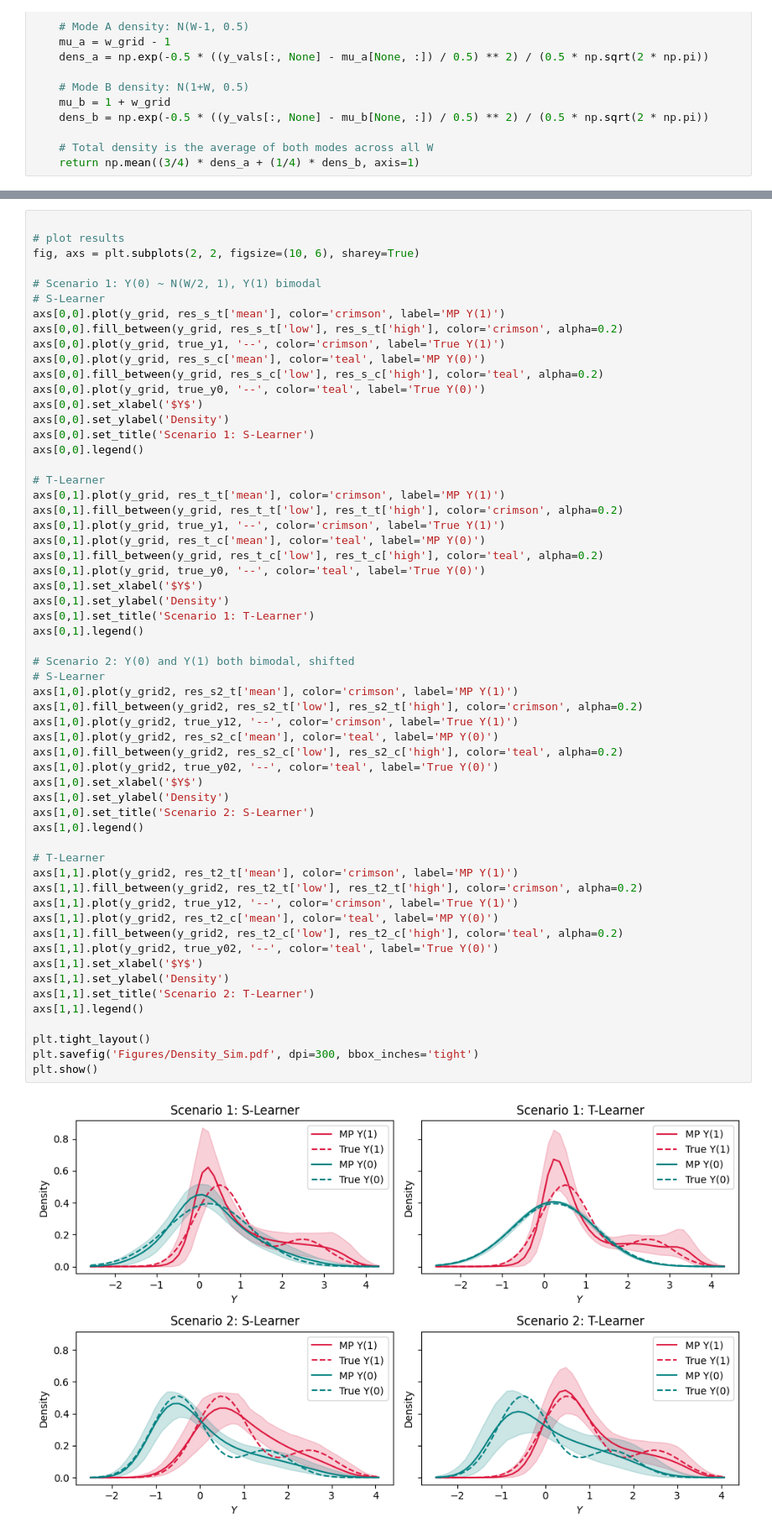
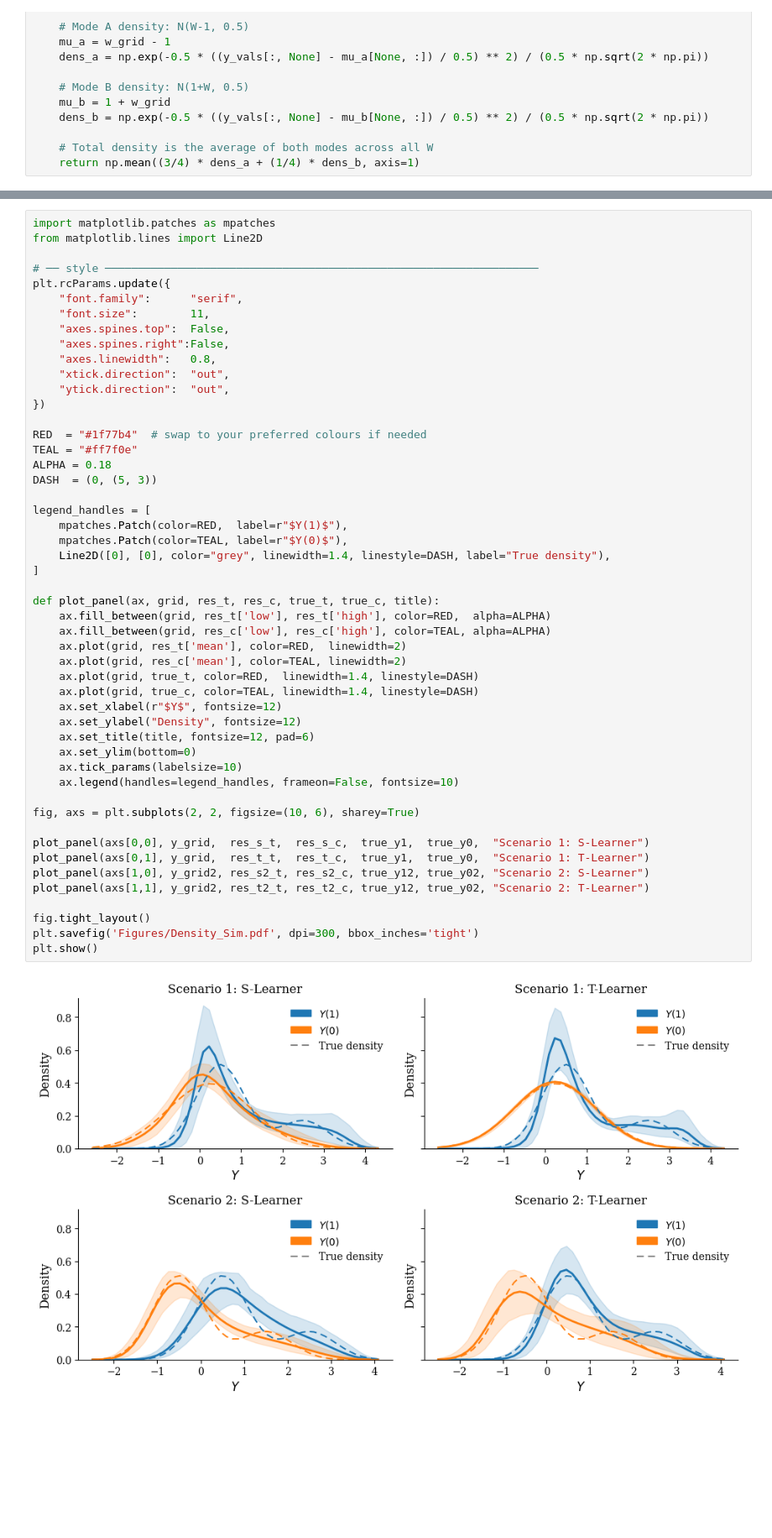
Before and after one commit to gregorsteiner/CausalMP, a Jupyter notebook: Simulated_Examples.ipynb, the cells around one changed output, grey strips where cells are left out. Shown at 84% size. Saved outputs shown, nothing was run; the diff lists cells and outputs as text; blank space fills up the shorter version.

```diff
--- a/Simulated_Examples.ipynb
+++ b/Simulated_Examples.ipynb
@@ -170,60 +173,52 @@ Predictive resampling time: 7.665s
 # %%
+import matplotlib.patches as mpatches
+from matplotlib.lines import Line2D
 
-# plot results
+# ── style ──────────────────────────────────────────────────────────────────
+plt.rcParams.update({
+    "font.family":      "serif",
+    "font.size":        11,
+    "axes.spines.top":  False,
+    "axes.spines.right":False,
+    "axes.linewidth":   0.8,
+    "xtick.direction":  "out",
+    "ytick.direction":  "out",
+})
+
+RED  = "#1f77b4"  # swap to your preferred colours if needed
+TEAL = "#ff7f0e"
+ALPHA = 0.18
+DASH  = (0, (5, 3))
+
+legend_handles = [
+    mpatches.Patch(color=RED,  label=r"$Y(1)$"),
+    mpatches.Patch(color=TEAL, label=r"$Y(0)$"),
+    Line2D([0], [0], color="grey", linewidth=1.4, linestyle=DASH, label="True density"),
+]
+
+def plot_panel(ax, grid, res_t, res_c, true_t, true_c, title):
+    ax.fill_between(grid, res_t['low'], res_t['high'], color=RED,  alpha=ALPHA)
+    ax.fill_between(grid, res_c['low'], res_c['high'], color=TEAL, alpha=ALPHA)
+    ax.plot(grid, res_t['mean'], color=RED,  linewidth=2)
+    ax.plot(grid, res_c['mean'], color=TEAL, linewidth=2)
+    ax.plot(grid, true_t, color=RED,  linewidth=1.4, linestyle=DASH)
+    ax.plot(grid, true_c, color=TEAL, linewidth=1.4, linestyle=DASH)
+    ax.set_xlabel(r"$Y$", fontsize=12)
+    ax.set_ylabel("Density", fontsize=12)
+    ax.set_title(title, fontsize=12, pad=6)
+    ax.set_ylim(bottom=0)
+    ax.tick_params(labelsize=10)
+    ax.legend(handles=legend_handles, frameon=False, fontsize=10)
+
 fig, axs = plt.subplots(2, 2, figsize=(10, 6), sharey=True)
 
-# Scenario 1: Y(0) ~ N(W/2, 1), Y(1) bimodal
-# S-Learner
-axs[0,0].plot(y_grid, res_s_t['mean'], color='crimson', label='MP Y(1)')
-axs[0,0].fill_between(y_grid, res_s_t['low'], res_s_t['high'], color='crimson', alpha=0.2)
-axs[0,0].plot(y_grid, true_y1, '--', color='crimson', label='True Y(1)')
-axs[0,0].plot(y_grid, res_s_c['mean'], color='teal', label='MP Y(0)')
-axs[0,0].fill_between(y_grid, res_s_c['low'], res_s_c['high'], color='teal', alpha=0.2)
-axs[0,0].plot(y_grid, true_y0, '--', color='teal', label='True Y(0)')
-axs[0,0].set_xlabel('$Y$')
-axs[0,0].set_ylabel('Density')
-axs[0,0].set_title('Scenario 1: S-Learner')
-axs[0,0].legend()
+plot_panel(axs[0,0], y_grid,  res_s_t,  res_s_c,  true_y1,  true_y0,  "Scenario 1: S-Learner")
+plot_panel(axs[0,1], y_grid,  res_t_t,  res_t_c,  true_y1,  true_y0,  "Scenario 1: T-Learner")
+plot_panel(axs[1,0], y_grid2, res_s2_t, res_s2_c, true_y12, true_y02, "Scenario 2: S-Learner")
+plot_panel(axs[1,1], y_grid2, res_t2_t, res_t2_c, true_y12, true_y02, "Scenario 2: T-Learner")
 
-# T-Learner
-axs[0,1].plot(y_grid, res_t_t['mean'], color='crimson', label='MP Y(1)')
-axs[0,1].fill_between(y_grid, res_t_t['low'], res_t_t['high'], color='crimson', alpha=0.2)
-axs[0,1].plot(y_grid, true_y1, '--', color='crimson', label='True Y(1)')
-axs[0,1].plot(y_grid, res_t_c['mean'], color='teal', label='MP Y(0)')
-axs[0,1].fill_between(y_grid, res_t_c['low'], res_t_c['high'], color='teal', alpha=0.2)
-axs[0,1].plot(y_grid, true_y0, '--', color='teal', label='True Y(0)')
-axs[0,1].set_xlabel('$Y$')
-axs[0,1].set_ylabel('Density')
-axs[0,1].set_title('Scenario 1: T-Learner')
-axs[0,1].legend()
-
-# Scenario 2: Y(0) and Y(1) both bimodal, shifted
-# S-Learner
-axs[1,0].plot(y_grid2, res_s2_t['mean'], color='crimson', label='MP Y(1)')
-axs[1,0].fill_between(y_grid2, res_s2_t['low'], res_s2_t['high'], color='crimson', alpha=0.2)
-axs[1,0].plot(y_grid2, true_y12, '--', color='crimson', label='True Y(1)')
-axs[1,0].plot(y_grid2, res_s2_c['mean'], color='teal', label='MP Y(0)')
-axs[1,0].fill_between(y_grid2, res_s2_c['low'], res_s2_c['high'], color='teal', alpha=0.2)
-axs[1,0].plot(y_grid2, true_y02, '--', color='teal', label='True Y(0)')
-axs[1,0].set_xlabel('$Y$')
-axs[1,0].set_ylabel('Density')
-axs[1,0].set_title('Scenario 2: S-Learner')
-axs[1,0].legend()
-
-# T-Learner
-axs[1,1].plot(y_grid2, res_t2_t['mean'], color='crimson', label='MP Y(1)')
-axs[1,1].fill_between(y_grid2, res_t2_t['low'], res_t2_t['high'], color='crimson', alpha=0.2)
-axs[1,1].plot(y_grid2, true_y12, '--', color='crimson', label='True Y(1)')
-axs[1,1].plot(y_grid2, res_t2_c['mean'], color='teal', label='MP Y(0)')
-axs[1,1].fill_between(y_grid2, res_t2_c['low'], res_t2_c['high'], color='teal', alpha=0.2)
-axs[1,1].plot(y_grid2, true_y02, '--', color='teal', label='True Y(0)')
-axs[1,1].set_xlabel('$Y$')
-axs[1,1].set_ylabel('Density')
-axs[1,1].set_title('Scenario 2: T-Learner')
-axs[1,1].legend()
-
-plt.tight_layout()
+fig.tight_layout()
 plt.savefig('Figures/Density_Sim.pdf', dpi=300, bbox_inches='tight')
 plt.show()
 # %% [output]
-[figure, old version]
+[figure, new version]
```
Also changed, not shown: parts of 8 cells of this notebook, 5 other files.
